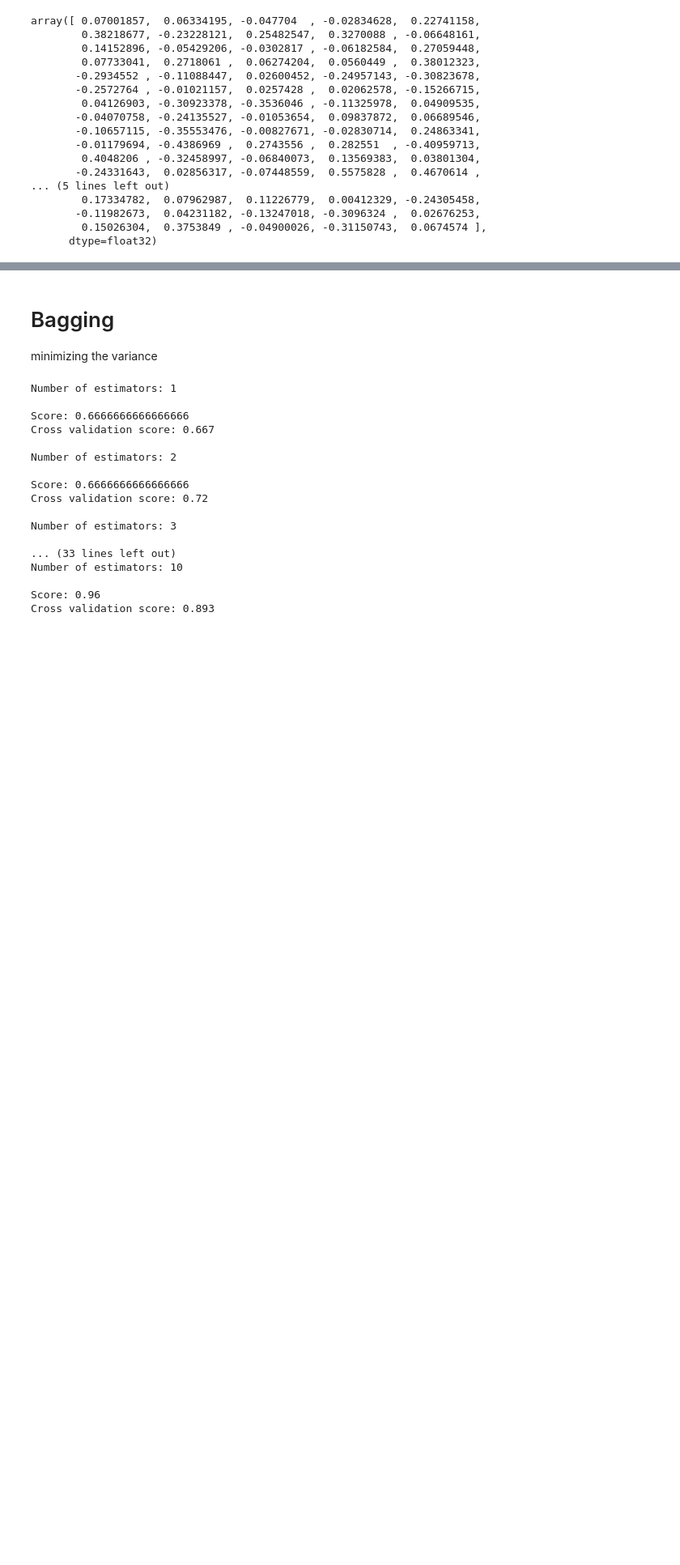
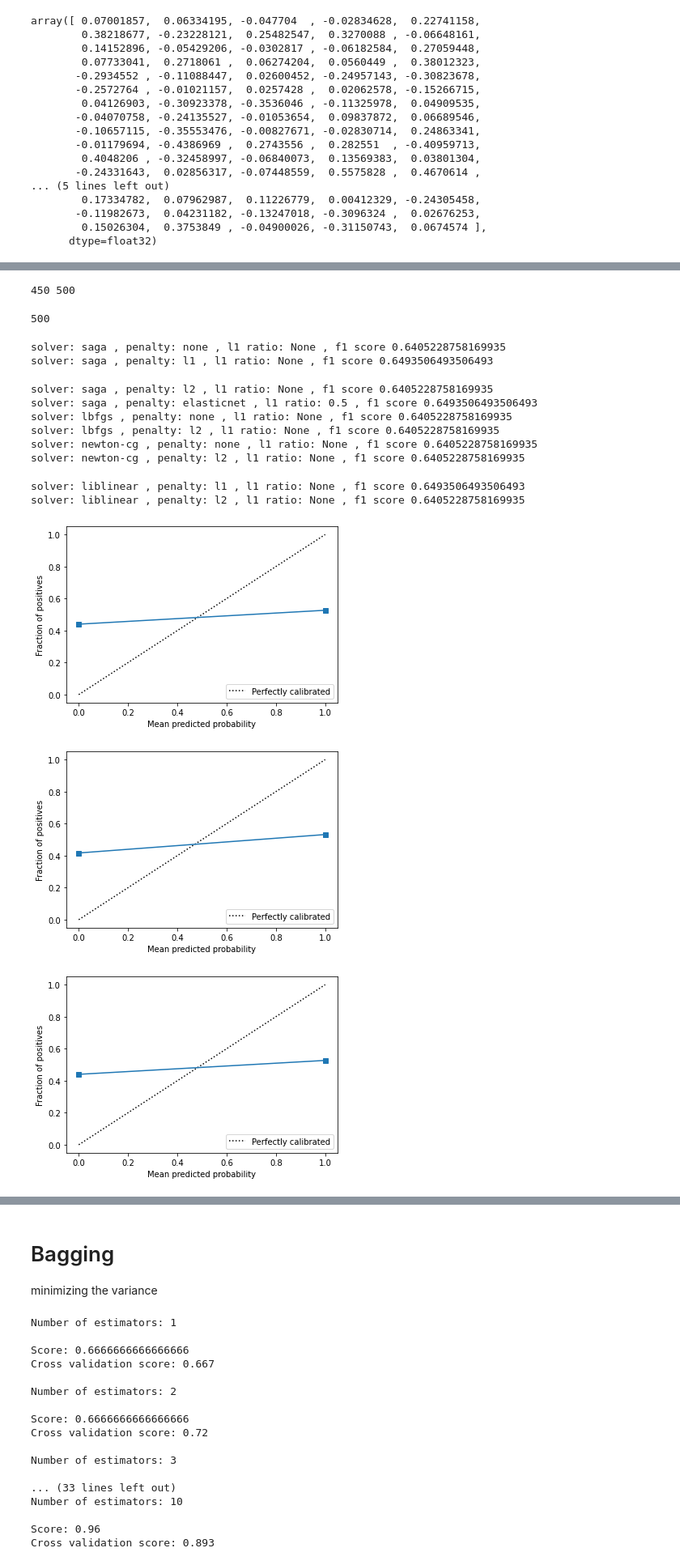
Before and after one commit to spdkh/Machine-Learning, a Jupyter notebook: ML_Project__Parisa_Daj.ipynb, the cells around one changed output, grey strips where cells are left out. Shown at 81% size. Drawn from its saved outputs; the diff is of its cells as text; code cells hidden in the pictures; blank space fills up the shorter version.

```diff
--- a/ML_Project__Parisa_Daj.ipynb
+++ b/ML_Project__Parisa_Daj.ipynb
@@ -26,6 +34,7 @@ Mounted at /content/drive
 # %%
 data_dir = '/content/drive/MyDrive/data/Machine_Learning/'
 # %%
+
 data = dict()
 words_counter = dict()
 data_word2vec = dict()
@@ -34,7 +43,7 @@ for i, file in enumerate(glob.glob(data_dir + '*.txt')):
     with open(file) as f:
         data[type_] = f.readlines()
     # words_counter[type_] = collections.Counter([word for sentence in data[type_] for word in sentence.split()])
-    data_word2vec[type_] = Word2Vec(sentences=data[type_],
+    data_word2vec[type_] = Word2Vec(data[type_],
                  window=5, min_count=1, workers=4)
 print('Dataset Loaded')
 print(data.keys())
@@ -147,5 +145,2 @@ NameError: ignored
 # %%
-model = gensim.models.doc2vec.Doc2Vec(vector_size=50,
-                                      min_count=2,
-                                      epochs=40)
-model.build_vocab(data['train'])
+model = gensim.models.doc2vec.Doc2Vec(vector_size=50, min_count=2, epochs=40)
@@ -313,0 +151,2 @@ Cross validation score: 0.947
+# %%
+model.train(data['train'], total_examples=model.corpus_count, epochs=model.epochs)
@@ -313,0 +211,56 @@ Cross validation score: 0.947
+# %%
+n_tag1 = len(np.nonzero(y_train)[0])
+n_tag0 = len(y_train) - len(np.nonzero(y_train)[0])
+print(n_tag0, n_tag1)
+len(np.nonzero(y_train)[0])
+# %% [output]
+450 500
+500
+# %%
+def classify(clf,
+             X_train=x_train, y_train=y_train,
+             X_test=x_val, y_test=y_val):
+    clf.fit(X_train, y_train)
+
+    y_prob = clf.predict(X_test)
+
+    prob_true, prob_pred = calibration_curve(y_test, y_prob, n_bins=2)
+    disp = CalibrationDisplay(prob_true, prob_pred, y_prob)
+    disp.plot()
+    plt.show()
+    return f1_score(y_test, y_prob)
+# %%
+normalizations = {'saga':{'none': None, 'l1': None, 'l2': None, 'elasticnet': 0.5},
+                  'lbfgs': {'none': None, 'l2': None},
+                  'newton-cg': {'none': None, 'l2': None},
+                  'liblinear': {'l1': None, 'l2': None}}
+
+log_reg = dict()
+lr_f1s = dict()
+for solver, other_norms in normalizations.items():
+    for pen, l1_ratio in other_norms.items():
+        # if we needed multiple penalties with different l1 ratios
+        penalty = pen.split('_')[0]
+        key = solver + '_' + pen
+        log_reg[key] = LogisticRegression(penalty=penalty,
+                                    solver=solver,
+                                    l1_ratio=l1_ratio)
+        lr_f1s[key] = classify(log_reg[key])
+        print('solver:', solver,
+            ', penalty:', pen,
+            ', l1 ratio:', l1_ratio,
+            ', f1 score:', lr_f1s[key])
+# %% [output]
+solver: saga , penalty: none , l1 ratio: None , f1 score 0.6405228758169935
+solver: saga , penalty: l1 , l1 ratio: None , f1 score 0.6493506493506493
+solver: saga , penalty: l2 , l1 ratio: None , f1 score 0.6405228758169935
+solver: saga , penalty: elasticnet , l1 ratio: 0.5 , f1 score 0.6493506493506493
+solver: lbfgs , penalty: none , l1 ratio: None , f1 score 0.6405228758169935
+solver: lbfgs , penalty: l2 , l1 ratio: None , f1 score 0.6405228758169935
+solver: newton-cg , penalty: none , l1 ratio: None , f1 score 0.6405228758169935
+solver: newton-cg , penalty: l2 , l1 ratio: None , f1 score 0.6405228758169935
+solver: liblinear , penalty: l1 , l1 ratio: None , f1 score 0.6493506493506493
+solver: liblinear , penalty: l2 , l1 ratio: None , f1 score 0.6405228758169935
+[figure, added]
+[figure, added]
+[figure, added]
```
Also changed, not shown: parts of 23 cells of this notebook.
